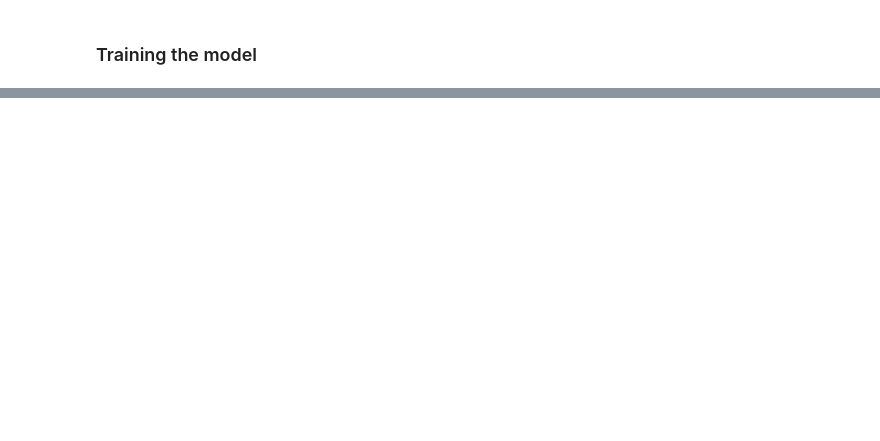
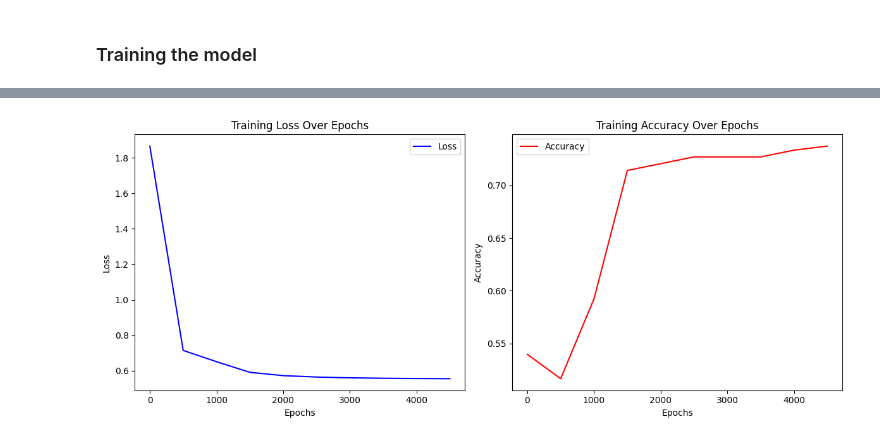
Before and after one commit to yashkathe/Predict-Heart-Failure-Binary-Classification, a Jupyter notebook: classify-heart-failure.ipynb, the cells around one changed output, grey strips where cells are left out. Cells and saved outputs as stored; diff of their text form; code cells hidden in the pictures; blank space fills up the shorter version.

Commit message:
Trained the model and plotted accuracy and loss values over epochs

```diff
--- a/classify-heart-failure.ipynb
+++ b/classify-heart-failure.ipynb
@@ -141,0 +204,40 @@ optimizer = torch.optim.SGD(model.parameters(), lr=0.001)
+# %%
+epochs = 5000
+
+for epoch in range(epochs):
+
+    model.train()
+
+    # forward pass
+    y_logits = model(X_train)
+    y_pred = torch.round(torch.sigmoid(y_logits))
+
+    # calculate loss and accuracy
+    loss = loss_fn(y_logits.squeeze(), y_train)
+    accu = accuracy_fn(y_pred.squeeze(), y_train)
+
+    # optimizer
+    optimizer.zero_grad()
+
+    # loss backward
+    loss.backward()
+
+    # step the optimizer
+    optimizer.step()
+
+    # calulcating loss and accuracy for test data
+    model.eval()
+    with torch.inference_mode():
+        test_logits = model(X_test)
+        test_pred = torch.round(torch.sigmoid(test_logits))
+
+        loss_te = loss_fn(test_logits.squeeze(), y_test)
+        accu_te = accuracy_fn(test_pred.squeeze(), y_test)
+
+    if epoch % 500 == 0:
+        print(f'Epoch: {epoch} | Train Loss: {loss:.2f} | Train Accuracy: {accu:.2f} |Test Loss: {loss_te:.2f} | Test Accuracy: {accu_te:.2f}')
+        train_loss.append(loss)
+        train_accu.append(accu)
+        test_loss.append(loss_te)
+        test_accu.append(accu_te)
+        epoch_arr.append(epoch)
@@ -141,0 +255,3 @@ optimizer = torch.optim.SGD(model.parameters(), lr=0.001)
+# %%
+train_loss = [ loss.item() for loss in train_loss]
+test_loss = [ loss.item() for loss in test_loss ]
@@ -141,0 +261,4 @@ optimizer = torch.optim.SGD(model.parameters(), lr=0.001)
+# %%
+plot_side_by_side(epoch_arr, train_loss, train_accu, "Training")
+# %% [output]
+[figure, added]
```
Also changed, not shown: parts of 15 cells of this notebook.
